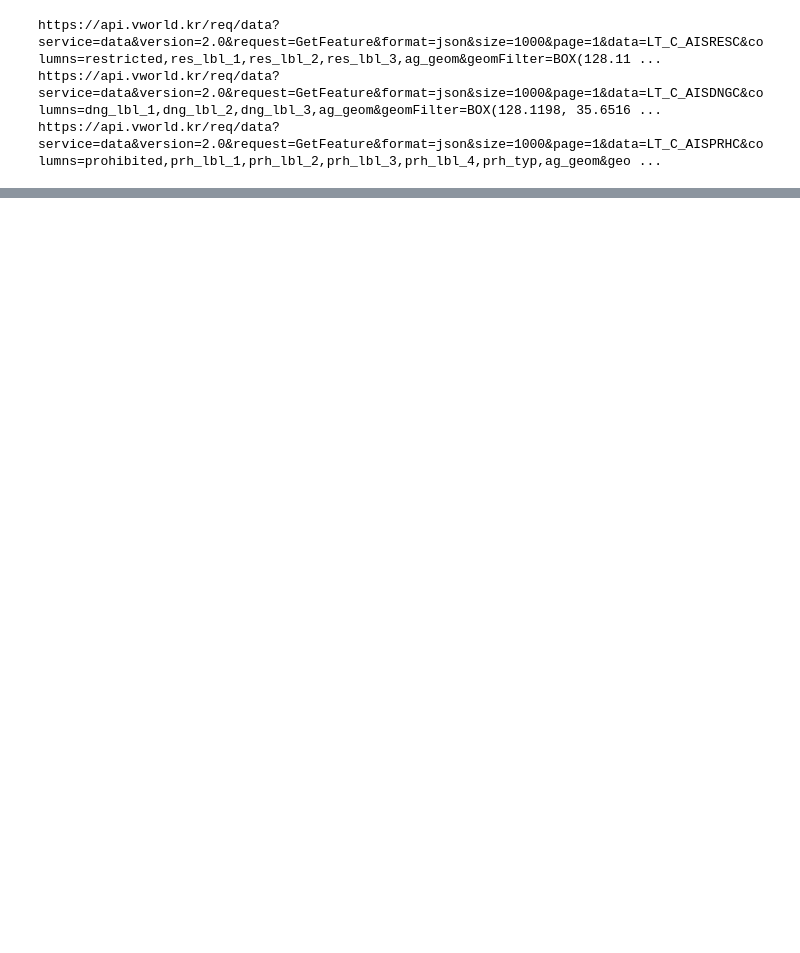
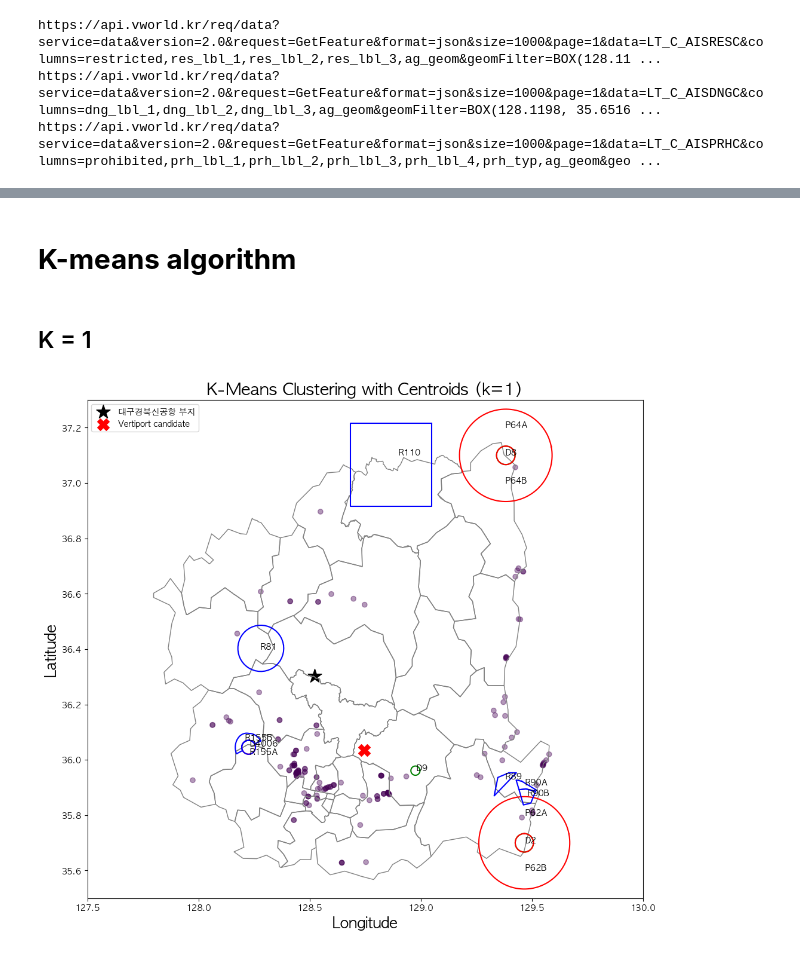
Before and after one commit to HowveYoobin/Big_Data_Design, a Jupyter notebook: Team_project/mapping.ipynb, the cells around one changed output, grey strips where cells are left out. Cells and saved outputs as stored; diff of their text form; code cells hidden in the pictures; blank space fills up the shorter version.

```diff
--- a/Team_project/mapping.ipynb
+++ b/Team_project/mapping.ipynb
@@ -63,2 +36,10 @@ https://api.vworld.kr/req/data?service=data&version=2.0&request=GetFeature&forma
+# %% [markdown]
+# **K-means algorithm**
+# %% [markdown]
+## K = 1
+# %%
+warehouse_df1, centroids_df1 = data.Kmeans(1, danger, prohibited, restricted, slope = False, save=True)
+# %% [output]
+[figure, added]
 # %%
 # 선 클릭하면 해당 제한구역의 이름 확인 가능
```
Also changed, not shown: parts of 29 cells of this notebook, 14 other files.
